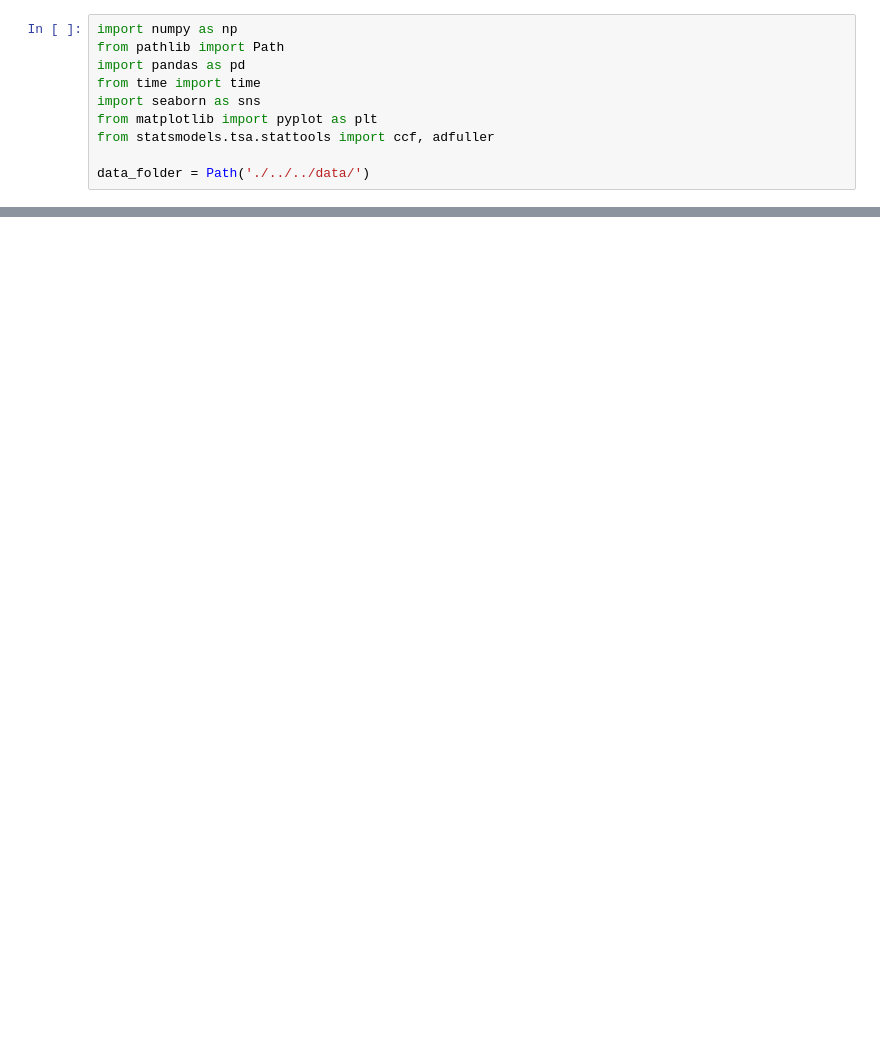
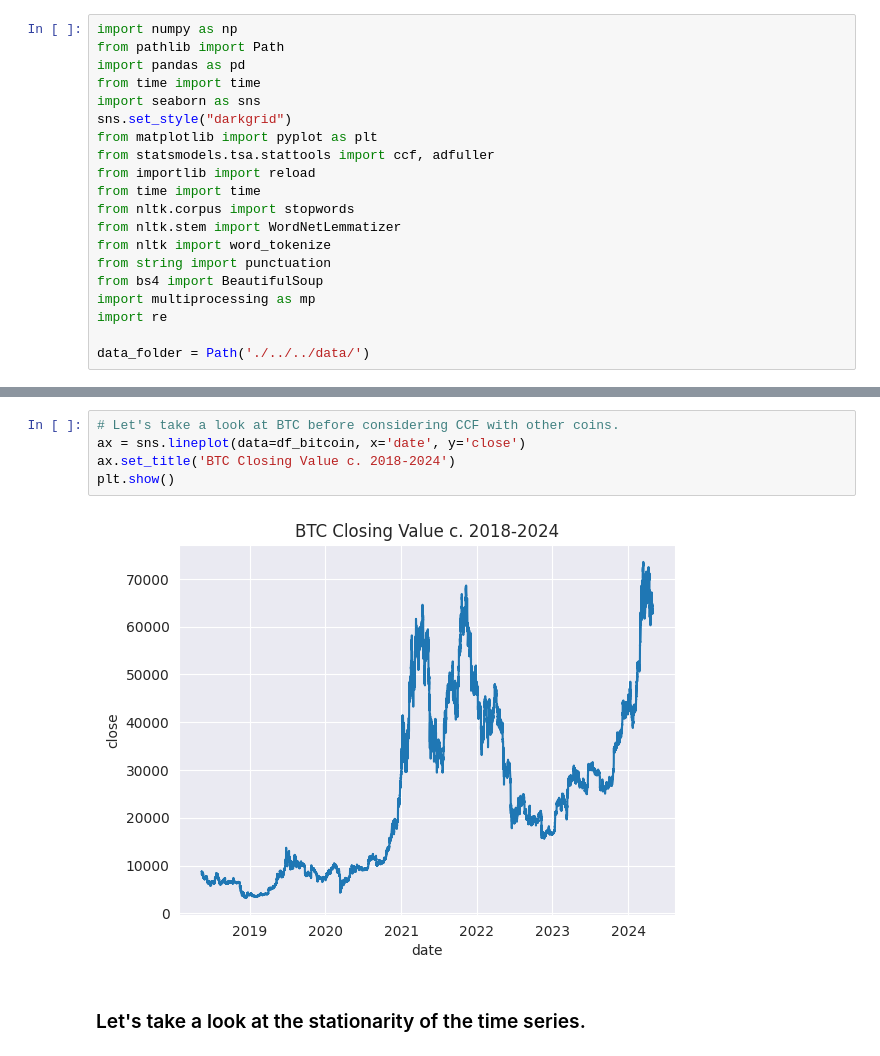
Before and after one commit to tyarosevich/decrypto, a Jupyter notebook: local_analysis/forecasting/eval_forecast_models.ipynb, the cells around one changed output, grey strips where cells are left out. Drawn from its saved outputs; the diff is of its cells as text; blank space fills up the shorter version.

```diff
--- a/local_analysis/forecasting/eval_forecast_models.ipynb
+++ b/local_analysis/forecasting/eval_forecast_models.ipynb
@@ -4,8 +7,18 @@ from pathlib import Path
 import pandas as pd
 from time import time
 import seaborn as sns
+sns.set_style("darkgrid")
 from matplotlib import pyplot as plt
 from statsmodels.tsa.stattools import ccf, adfuller
+from importlib import reload
+from time import time
+from nltk.corpus import stopwords
+from nltk.stem import WordNetLemmatizer
+from nltk import word_tokenize
+from string import punctuation
+from bs4 import BeautifulSoup
+import multiprocessing as mp
+import re
 
 data_folder = Path('./../../data/')
 # %% [markdown]
@@ -32,0 +49,9 @@ Index(['unix', 'date', 'symbol', 'open', 'high', 'low', 'close', 'Volume USD',
+# %%
+# Let's take a look at BTC before considering CCF with other coins.
+ax = sns.lineplot(data=df_bitcoin, x='date', y='close')
+ax.set_title('BTC Closing Value c. 2018-2024')
+plt.show()
+# %% [output]
+[figure, new version]
+# %% [markdown]
+### Let's take a look at the stationarity of the time series.
```
Also changed, not shown: parts of 20 cells of this notebook, 2 other files.
